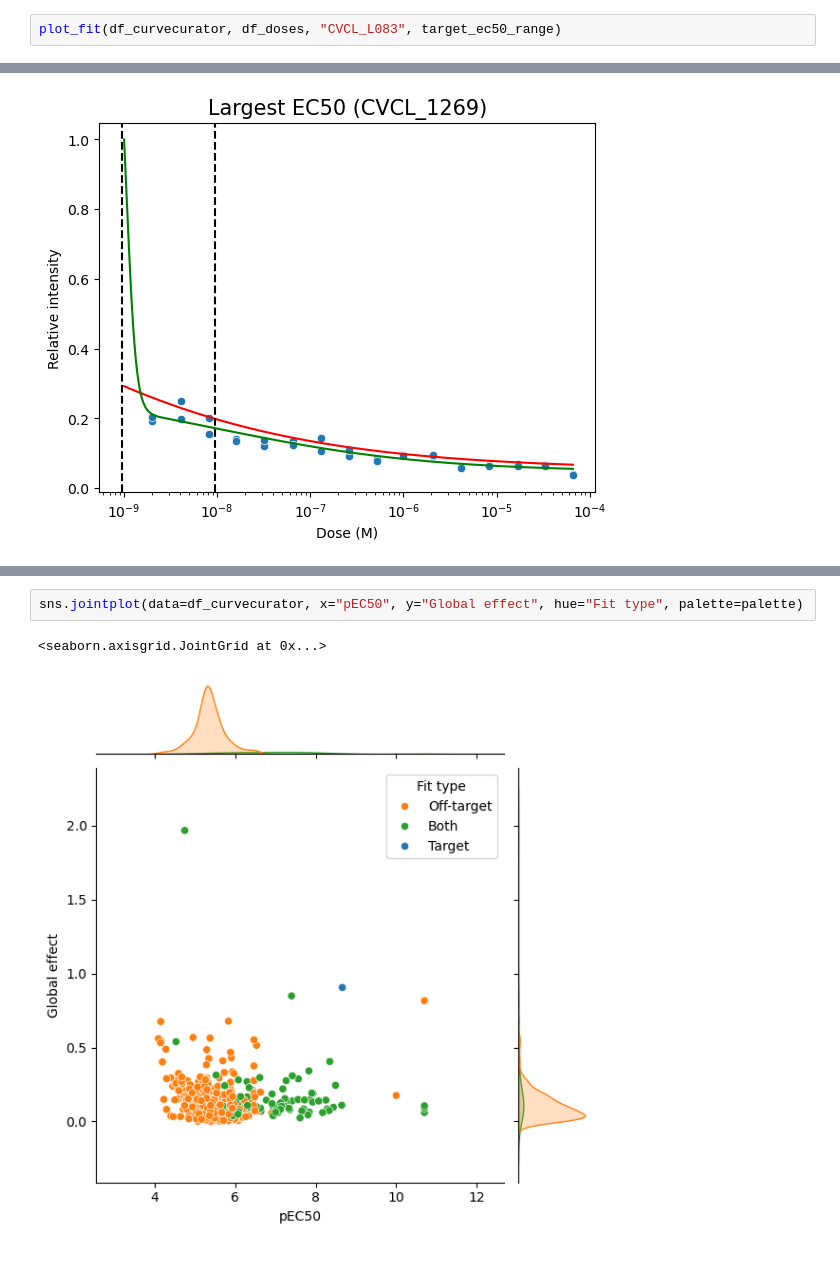
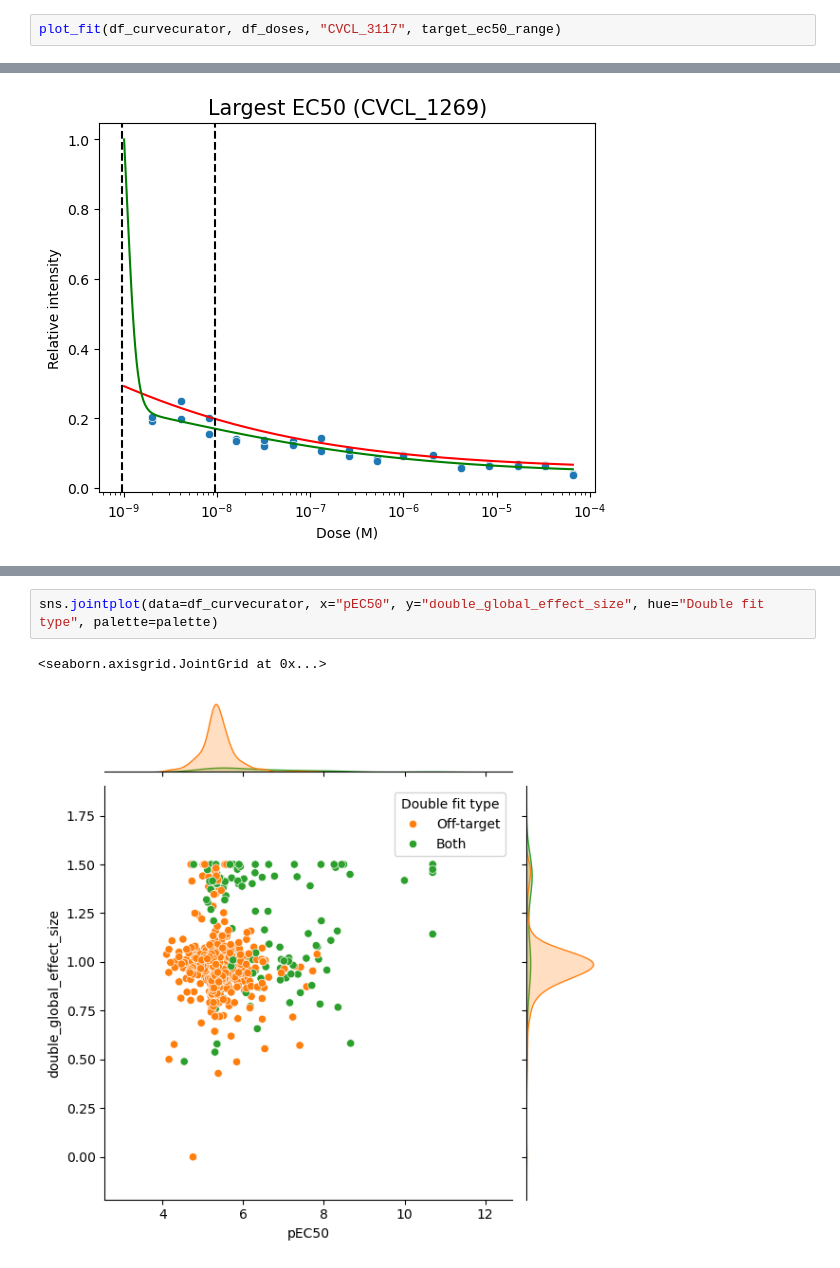
Before and after one commit to nictru/SystemsBioMedicine, a Jupyter notebook: fitting.ipynb, the cells around one changed output, grey strips where cells are left out. Cells and saved outputs as stored; diff of their text form.

```diff
--- a/fitting.ipynb
+++ b/fitting.ipynb
@@ -121,5 +122,5 @@ plot_fit(df_curvecurator, df_doses, df_increasing_sigdiff.index[-3], target_ec50
 # %% [output]
 [figure]
 # %%
-plot_fit(df_curvecurator, df_doses, "CVCL_L083", target_ec50_range)
+plot_fit(df_curvecurator, df_doses, "CVCL_3117", target_ec50_range)
 # %% [output]
@@ -201,5 +200,5 @@ for category in ["tissue", "cancer_type"]:
 # %%
-sns.jointplot(data=df_curvecurator, x="pEC50", y="Global effect", hue="Fit type", palette=palette)
+sns.jointplot(data=df_curvecurator, x="pEC50", y="double_global_effect_size", hue="Double fit type", palette=palette)
 # %% [output]
 <seaborn.axisgrid.JointGrid at 0x...>
-[figure, old version]
+[figure, new version]
```
Also changed, not shown: parts of 13 cells of this notebook, 1 other file.
